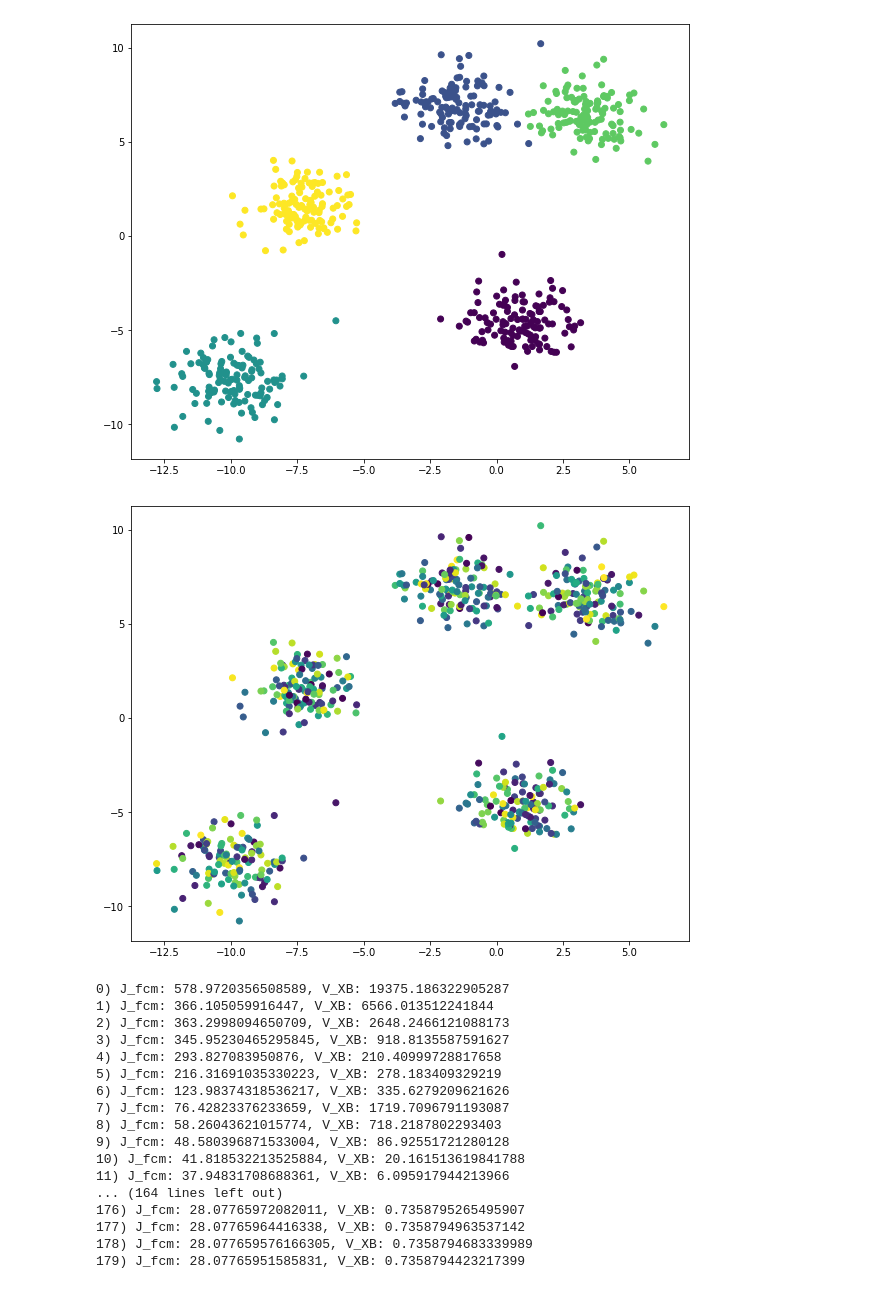
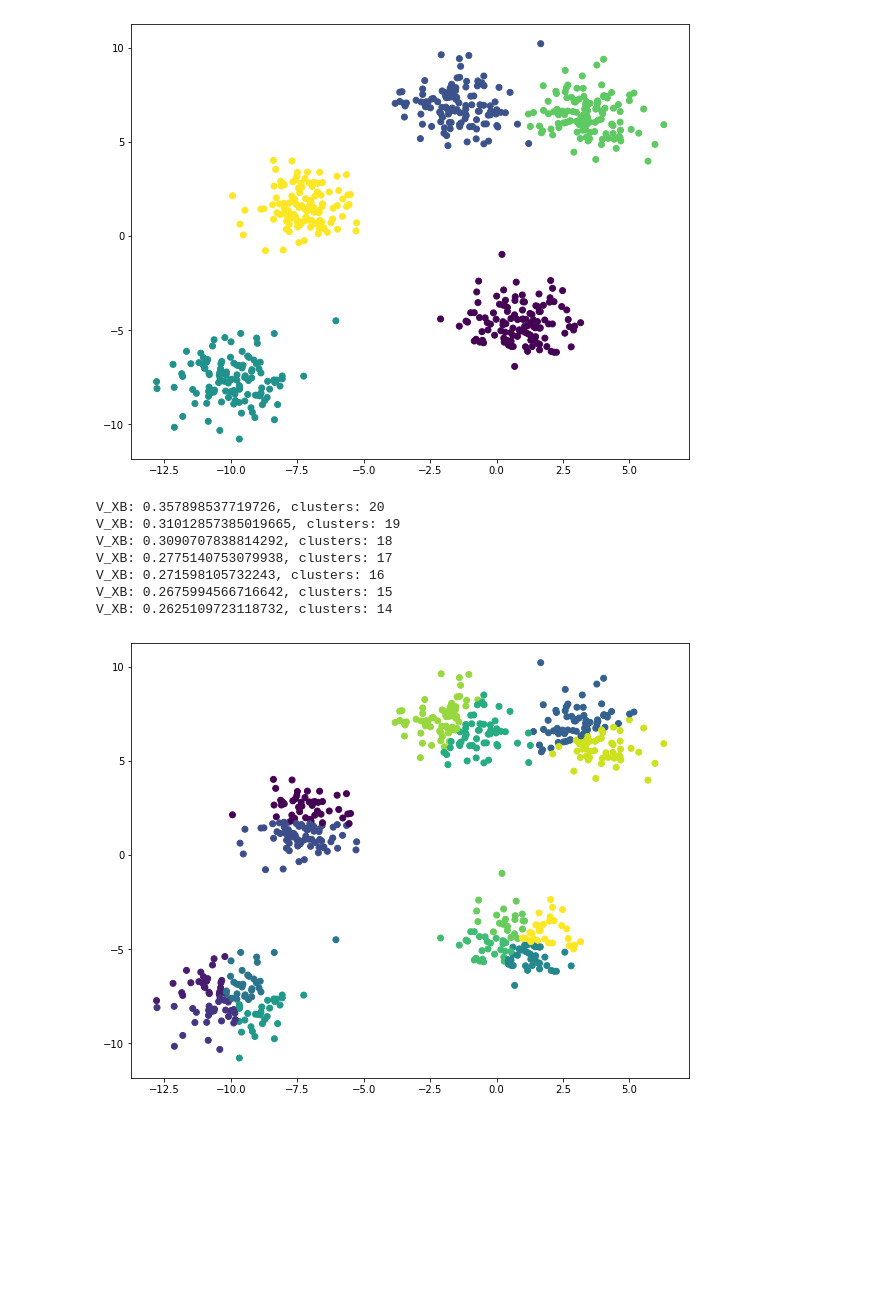
Before and after one commit to Mruzik1/EA-Ac-FCM-Implementation, a Jupyter notebook: main.ipynb, the cells around one changed output. Drawn from its saved outputs; the diff is of its cells as text; code cells hidden in the pictures; blank space fills up the shorter version.

```diff
--- a/main.ipynb
+++ b/main.ipynb
@@ -16,25 +16,14 @@ plot_datapoints(X, y)
 # %% [output]
 [figure]
 # %%
-ac_fcm = AcFCM(X, 100)
-plot_datapoints(X, np.argmax(ac_fcm.run(0)[0], axis=1))
+ac_fcm = AcFCM(X, 20)
 plot_datapoints(X, np.argmax(ac_fcm.run()[0], axis=1))
 # %% [output]
+V_XB: 0.357898537719726, clusters: 20
+V_XB: 0.31012857385019665, clusters: 19
+V_XB: 0.3090707838814292, clusters: 18
+V_XB: 0.2775140753079938, clusters: 17
+V_XB: 0.271598105732243, clusters: 16
+V_XB: 0.2675994566716642, clusters: 15
+V_XB: 0.2625109723118732, clusters: 14
-[figure, old version]
+[figure, new version]
-0) J_fcm: 578.9720356508589, V_XB: 19375.186322905287
-1) J_fcm: 366.105059916447, V_XB: 6566.013512241844
-2) J_fcm: 363.2998094650709, V_XB: 2648.2466121088173
-3) J_fcm: 345.95230465295845, V_XB: 918.8135587591627
-4) J_fcm: 293.827083950876, V_XB: 210.40999728817658
-5) J_fcm: 216.31691035330223, V_XB: 278.183409329219
-6) J_fcm: 123.98374318536217, V_XB: 335.6279209621626
-7) J_fcm: 76.42823376233659, V_XB: 1719.7096791193087
-8) J_fcm: 58.26043621015774, V_XB: 718.2187802293403
-9) J_fcm: 48.580396871533004, V_XB: 86.92551721280128
-10) J_fcm: 41.818532213525884, V_XB: 20.161513619841788
-11) J_fcm: 37.94831708688361, V_XB: 6.095917944213966
-... (164 lines left out)
-176) J_fcm: 28.07765972082011, V_XB: 0.7358795265495907
-177) J_fcm: 28.07765964416338, V_XB: 0.7358794963537142
-178) J_fcm: 28.077659576166305, V_XB: 0.7358794683339989
-179) J_fcm: 28.07765951585831, V_XB: 0.7358794423217399
```
Also changed, not shown: parts of 2 cells of this notebook, 2 other files.
